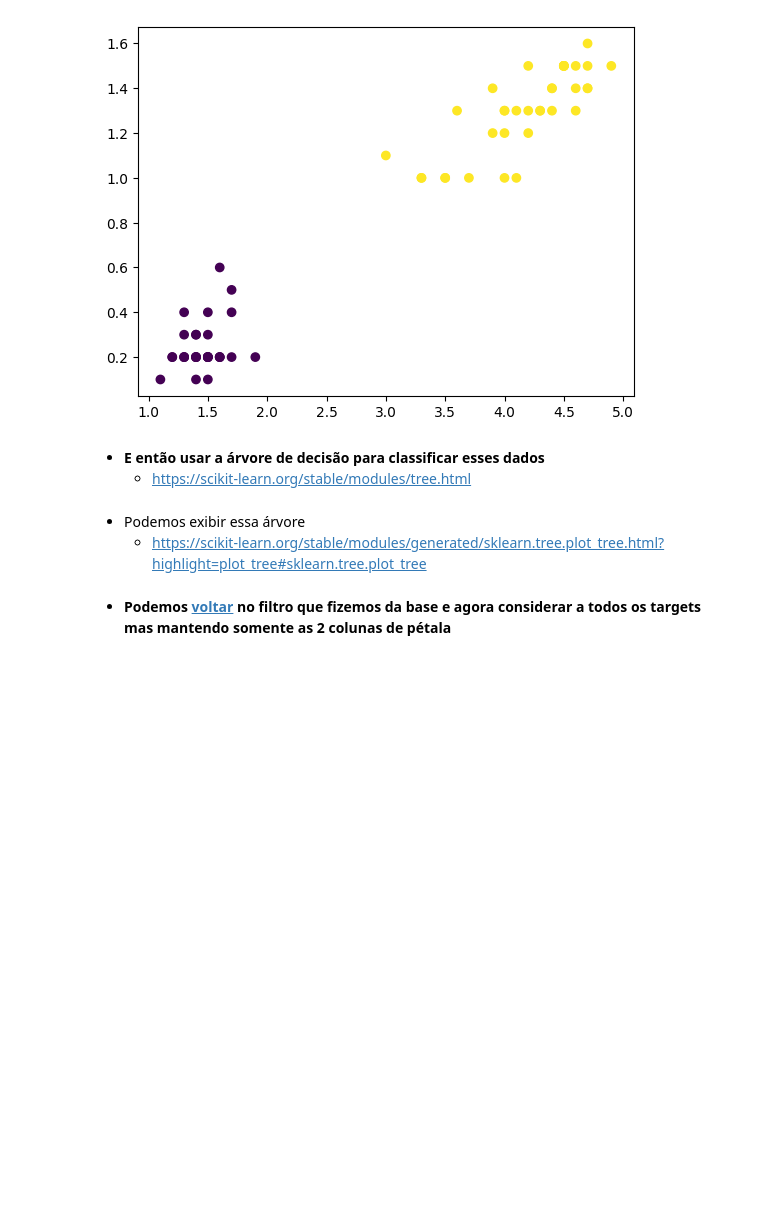
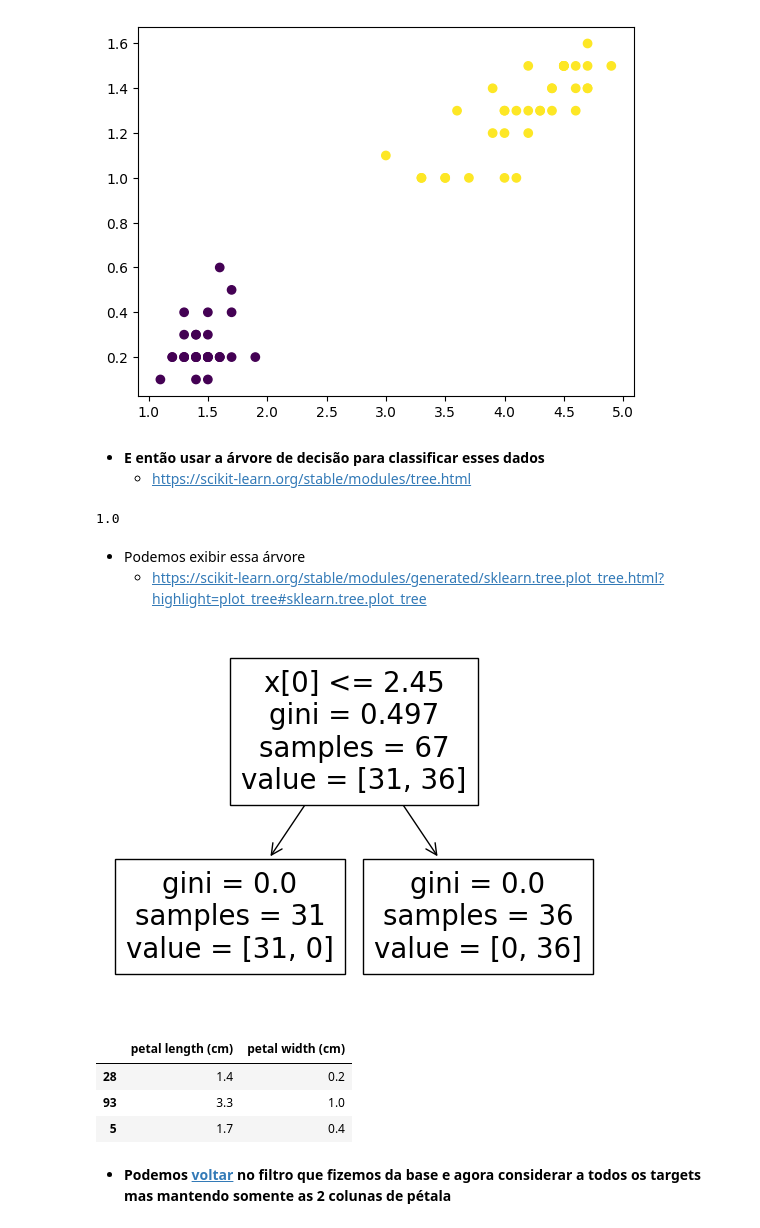
Before and after one commit to Gustavocaris/Data_Science, a Jupyter notebook: 06_Machine_Learning/Algoritmos_de_aprendizado/01-arvore_de_decisão.ipynb, the cells around one changed output. Cells and saved outputs as stored; diff of their text form; code cells hidden in the pictures; blank space fills up the shorter version.

```diff
--- a/06_Machine_Learning/Algoritmos_de_aprendizado/01-arvore_de_decisão.ipynb
+++ b/06_Machine_Learning/Algoritmos_de_aprendizado/01-arvore_de_decisão.ipynb
@@ -76,13 +77,33 @@ plt.show()
 # %%
 # Criando o classificador
+clf = tree.DecisionTreeClassifier()
 # %%
 # Fazendo o fit com os dados de treino
+clf = clf.fit(X_train, y_train)
 # %%
 # Verificando o score
+clf.score(X_train, y_train)
+# %% [output]
+1.0
 # %% [markdown]
 - Podemos exibir essa árvore
     - https://scikit-learn.org/stable/modules/generated/sklearn.tree.plot_tree.html?highlight=plot_tree#sklearn.tree.plot_tree
 # %%
 # Visualizando essa árvore
+fig, ax = plt.subplots()
+
+tree.plot_tree(clf)
+
+plt.show()
+# %% [output]
+[figure, added]
+# %%
+# Relembrando ? quem é meu X_train ?? petalassss
+X_train.head(3)
+# %% [output]
+|  | petal length (cm) | petal width (cm) |
+| 28 | 1.4 | 0.2 |
+| 93 | 3.3 | 1.0 |
+| 5 | 1.7 | 0.4 |
 # %%
 # Podemos adicionar essas regras no nosso gráfico
```
Also changed, not shown: parts of 2 cells of this notebook.
